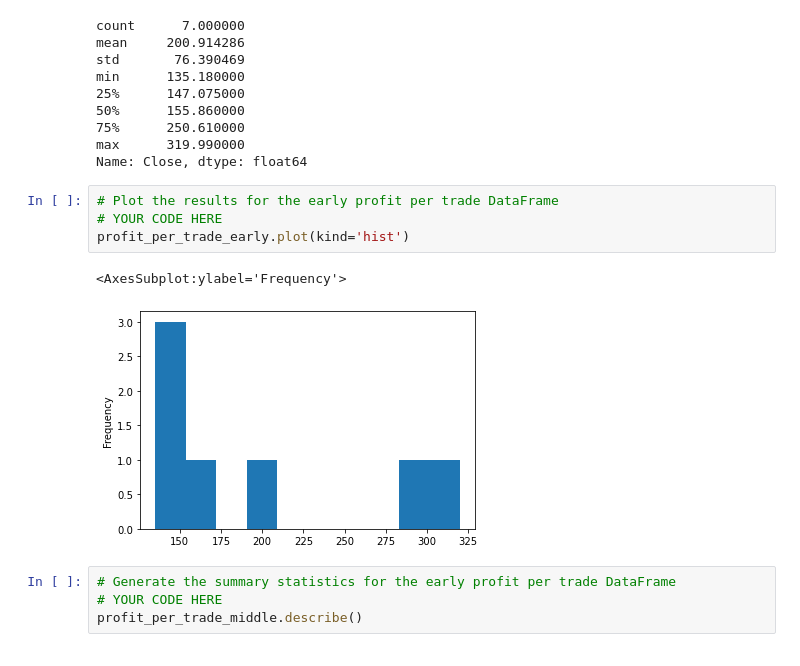
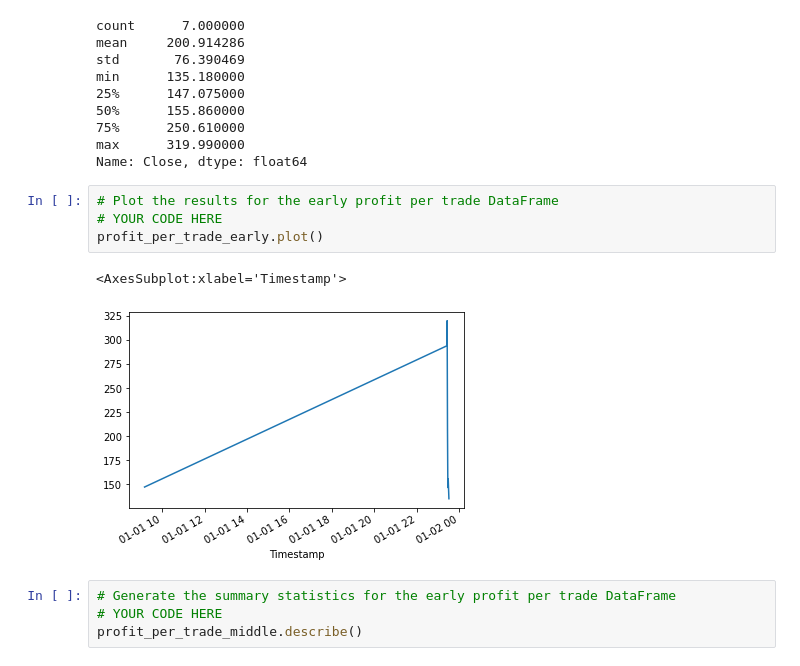
Before and after one commit to stipptracie/Module3_Challenge_Bitcoin, a Jupyter notebook: crypto_arbitrage.ipynb, the cells around one changed output. Drawn from its saved outputs; the diff is of its cells as text.

```diff
--- a/crypto_arbitrage.ipynb
+++ b/crypto_arbitrage.ipynb
@@ -733,10 +736,10 @@ Name: Close, dtype: float64
 # %%
 # Plot the results for the early profit per trade DataFrame
 # YOUR CODE HERE
-profit_per_trade_early.plot(kind='hist')
+profit_per_trade_early.plot()
 # %% [output]
-<AxesSubplot:ylabel='Frequency'>
+<AxesSubplot:xlabel='Timestamp'>
-[figure, old version]
+[figure, new version]
 # %%
 # Generate the summary statistics for the early profit per trade DataFrame
 # YOUR CODE HERE
```
Also changed, not shown: parts of 9 cells of this notebook, 12 other files.
